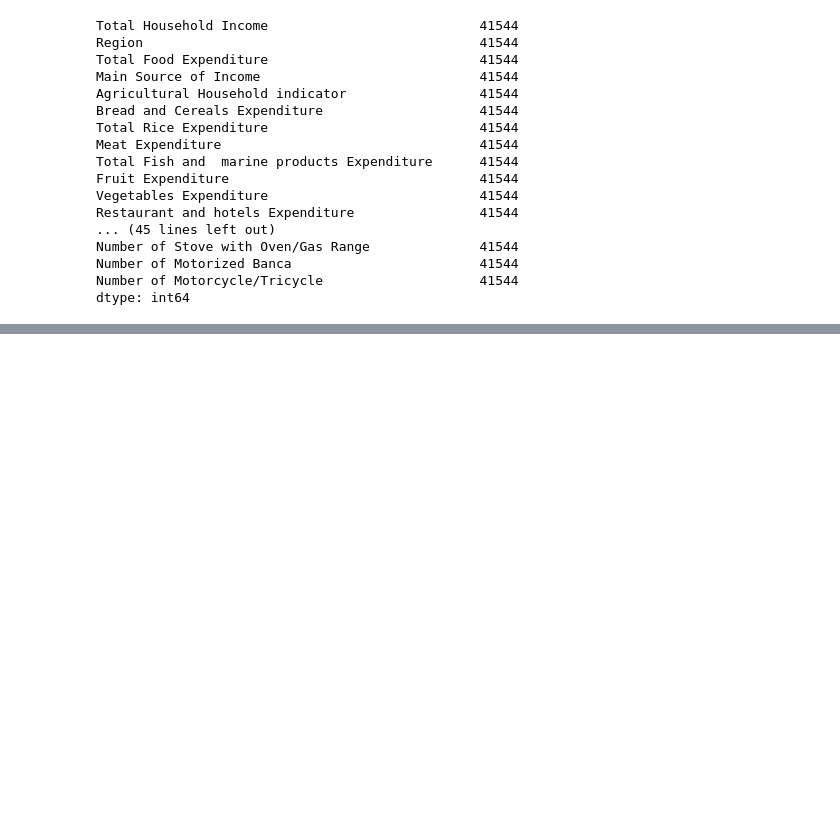
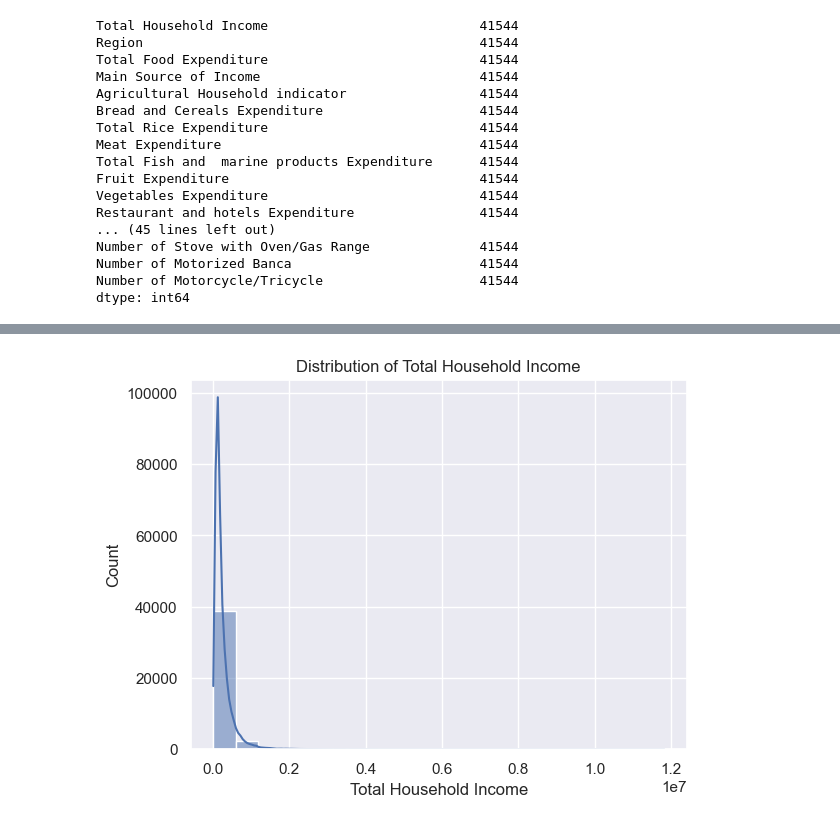
Before and after one commit to JVrylle/ITD-Groupings, a Jupyter notebook: Castillo_Hernandez_ITD.ipynb, the cells around one changed output, grey strips where cells are left out. Saved outputs shown, nothing was run; the diff lists cells and outputs as text; code cells hidden in the pictures; blank space fills up the shorter version.

```diff
--- a/Castillo_Hernandez_ITD.ipynb
+++ b/Castillo_Hernandez_ITD.ipynb
@@ -83,0 +164,11 @@ dtype: int64
+# %%
+sns.set_theme()
+
+plt.figure()
+sns.histplot(family['Total Household Income'], bins=20, kde=True)
+plt.title('Distribution of Total Household Income')
+plt.xlabel('Total Household Income')
+plt.ylabel('Count')
+plt.show()
+# %% [output]
+[figure, added]
```
Also changed, not shown: parts of 37 cells of this notebook.
